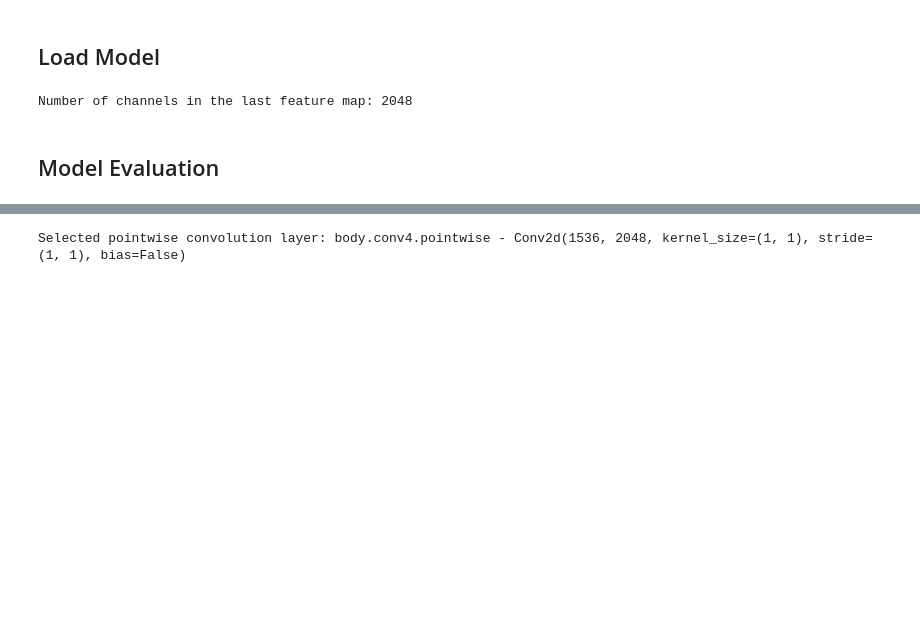
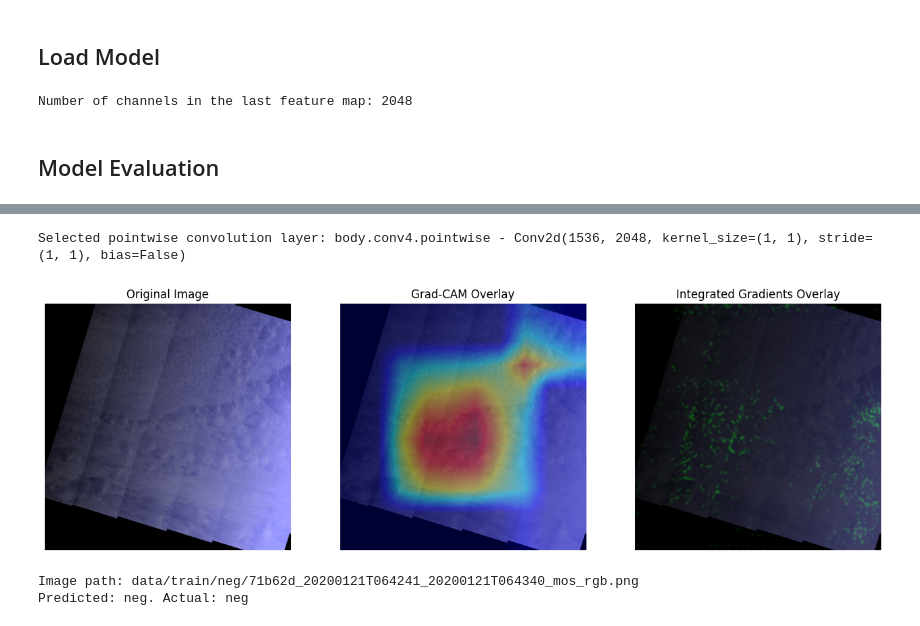
Before and after one commit to andrea-federici/wsss-polar-low-pseudolabels, a Jupyter notebook: train.ipynb, the cells around one changed output, grey strips where cells are left out. Saved outputs shown, nothing was run; the diff lists cells and outputs as text; code cells hidden in the pictures; blank space fills up the shorter version.

Commit message:
Fixed Integrated Gradients
Integrated Gradients previously used a threshold that did not work for some images. Now, the threshold is set automatically for each image.

```diff
--- a/train.ipynb
+++ b/train.ipynb
@@ -349,6 +366,8 @@ neg_images = os.listdir(os.path.join(train_dir, 'neg')) # Directory of 'neg' ima
 category = random.choice(['pos', 'neg'])
 chosen_image = random.choice(os.listdir(os.path.join(train_dir, category)))
 image_path = os.path.join(train_dir, category, chosen_image)
+
+# image_path = 'data/train/pos/ac2464_20161130T110210_20161130T110410_mos_rgb.png'
 
 # Prepare image
 original_image = Image.open(image_path).convert('RGB')
@@ -359,8 +378,8 @@ gradcam_heatmap = model.generate_gradcam_heatmap(transformed_image)
 gradcam_overlayed = model.overlay_heatmap(original_image, gradcam_heatmap)
 
 # Create and overlay Integrated Gradients heatmap
-ig_heatmap = model.generate_integrated_gradients_heatmap(transformed_image, n_steps=50)
-ig_overlayed = model.overlay_green_heatmap(original_image, ig_heatmap, alpha=0.6)
+ig_heatmap, predicted_class = model.generate_integrated_gradients_heatmap(transformed_image)
+ig_overlayed = model.overlay_green_heatmap(original_image, ig_heatmap, predicted_class)
 
 
 # Display image with and without heatmap
@@ -369,30 +388,33 @@ plt.figure(figsize=(16, 8))
 
 # Original image
 plt.subplot(1, 3, 1) # plt.subplot(num_rows, num_columns, index)
 plt.imshow(original_image)
 plt.title('Original Image')
 plt.axis('off')
 
 # Image with Grad-CAM heatmap
 plt.subplot(1, 3, 2)
 plt.imshow(gradcam_overlayed)
 plt.title('Grad-CAM Overlay')
 plt.axis('off')
 
 # Image with Integrated Gradients heatmap
 plt.subplot(1, 3, 3)
 plt.imshow(ig_overlayed)
 plt.title('Integrated Gradients Overlay')
 plt.axis('off')
 
 plt.show()
 
 
 # Print additional info
 
 print(f'Image path: {image_path}') # Print image path
 
 pred = torch.argmax(model(transformed_image.to(device)), dim=1).item()
 print(f'Predicted: {"pos" if pred==1 else "neg"}. Actual: {category}')
 # %% [output]
 Selected pointwise convolution layer: body.conv4.pointwise - Conv2d(1536, 2048, kernel_size=(1, 1), stride=(1, 1), bias=False)
+[figure, added]
+Image path: data/train/neg/71b62d_20200121T064241_20200121T064340_mos_rgb.png
+Predicted: neg. Actual: neg
```
Also changed, not shown: parts of 4 cells of this notebook, 1 other file.
